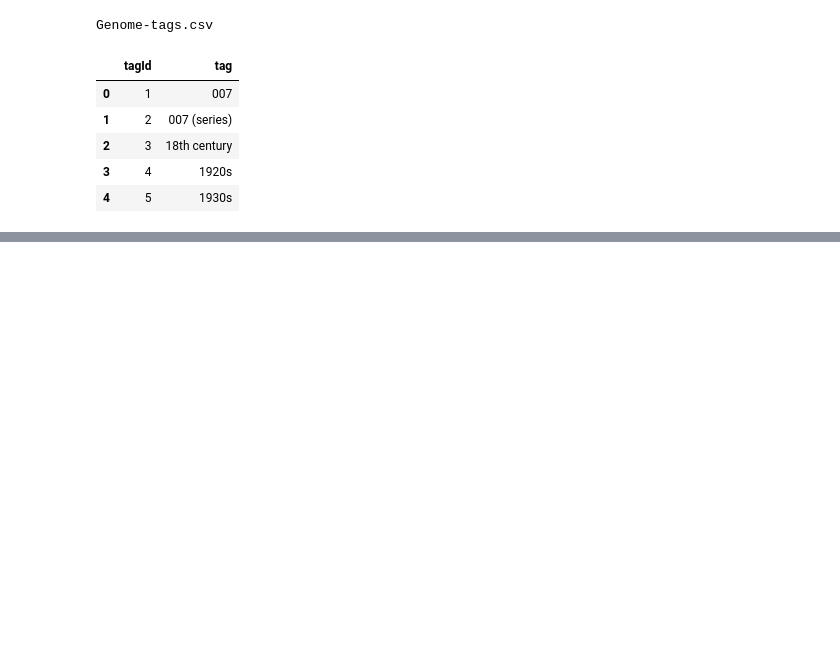
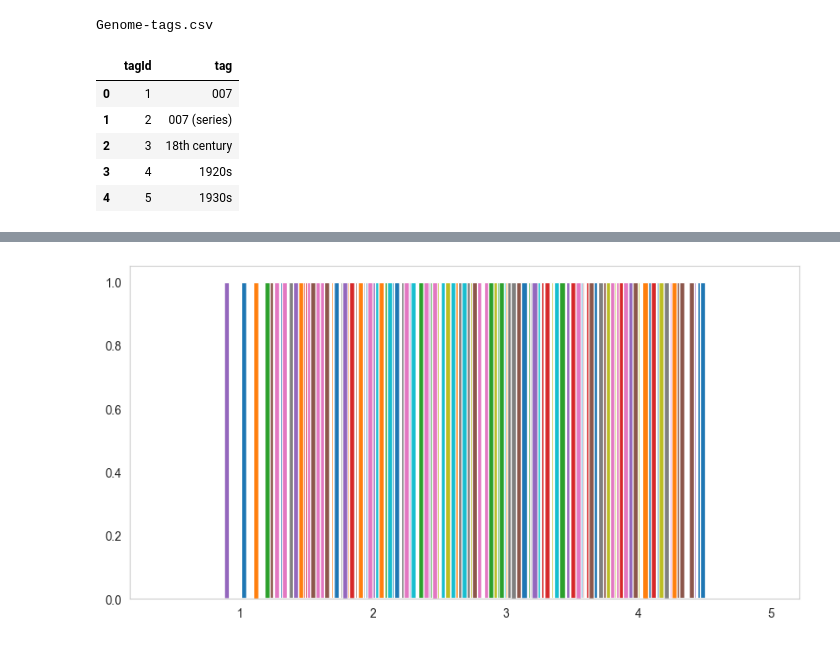
Before and after one commit to DiegoConce/data-analytics-movielens, a Jupyter notebook: main.ipynb, the cells around one changed output, grey strips where cells are left out. Cells and saved outputs as stored; diff of their text form; code cells hidden in the pictures; blank space fills up the shorter version.

```diff
--- a/main.ipynb
+++ b/main.ipynb
@@ -90,0 +234,19 @@ Proviamo a visualizzare i dati per capire meglio come sono strutturati
+# %%
+# Density plot of ratings by genre
+dftmp = df['rating_mean'].groupby(df['movieId'])
+
+rating_stats = []
+
+dftmp.hist(bins=25, grid=False, label='All genres', figsize=(10, 5))
+
+for genre in genres.genre:
+        sns.kdeplot(df.rating_mean, fill=True, color='blue')
+
+
+plt.legend(loc=(1.05,0), ncol=2)
+plt.xlim(0,5)
+plt.xlabel('Movie rating')
+plt.title('Movie rating histograms')
+plt.show()
+# %% [output]
+[figure, added]
```
Also changed, not shown: parts of 15 cells of this notebook.
